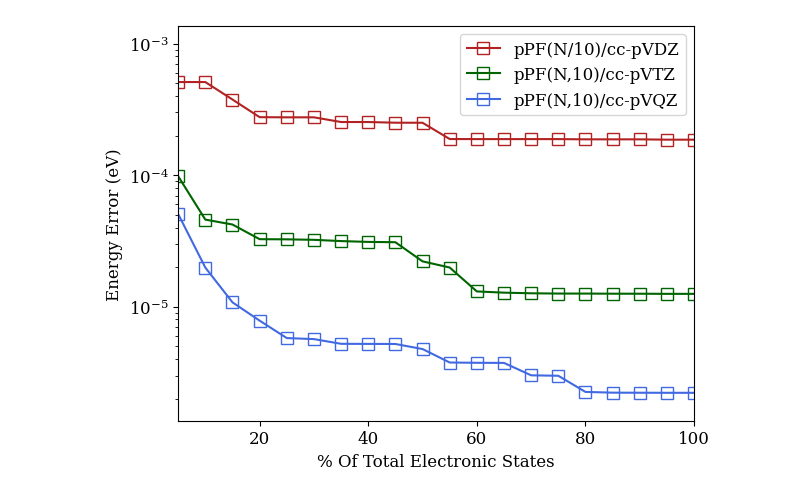
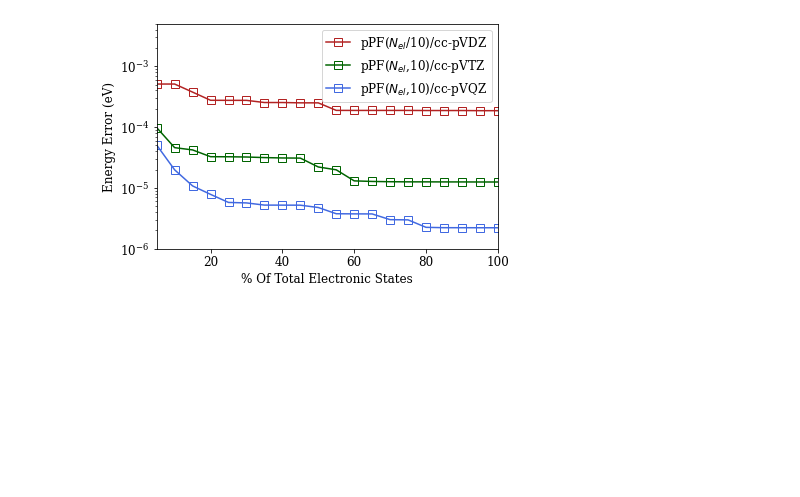
Before and after one commit to boss-bee/data_repository, a Jupyter notebook: json_scripts/HHep_CBS_Study.ipynb, the cells around one changed output. Cells and saved outputs as stored; diff of their text form; code cells hidden in the pictures; blank space fills up the shorter version.

```diff
--- a/json_scripts/HHep_CBS_Study.ipynb
+++ b/json_scripts/HHep_CBS_Study.ipynb
@@ -128,18 +128,18 @@ en_dz_2 = en_dz.reshape((20,7))
 en_tz_2 = en_tz.reshape((20,7))
 en_qz_2 = en_qz.reshape((20,7))
 # %%
-plt.plot(en_dz_2[:,0], (-en_dz_2[:,1]+dz_qedfci_eg) * 27.2114, color=COLOUR1, marker="s", ms="8", mfc="none", label="pPF(N/10)/cc-pVDZ")
-plt.plot(en_dz_2[:,0], (-en_tz_2[:,1]+tz_qedfci_eg) * 27.2114, color=COLOUR2, marker="s", ms="8", mfc="none", label="pPF(N,10)/cc-pVTZ")
-plt.plot(en_dz_2[:,0], (-en_qz_2[:,1]+qz_qedfci_eg) * 27.2114, color=COLOUR3, marker="s", ms="8", mfc="none", label="pPF(N,10)/cc-pVQZ")
+plt.plot(en_dz_2[:,0], (-en_dz_2[:,1]+dz_qedfci_eg) * 27.2114, color=COLOUR1, marker="s", ms="8", mfc="none", label="pPF($N_{el}$/10)/cc-pVDZ")
+plt.plot(en_dz_2[:,0], (-en_tz_2[:,1]+tz_qedfci_eg) * 27.2114, color=COLOUR2, marker="s", ms="8", mfc="none", label="pPF($N_{el}$,10)/cc-pVTZ")
+plt.plot(en_dz_2[:,0], (-en_qz_2[:,1]+qz_qedfci_eg) * 27.2114, color=COLOUR3, marker="s", ms="8", mfc="none", label="pPF($N_{el}$,10)/cc-pVQZ")
 plt.yscale("log")
 plt.xlabel("% Of Total Electronic States")
 plt.ylabel("Energy Error (eV)")
 plt.legend()
 plt.xlim(5, 100)
-plt.ylim(5e-8 * 27.2114, 5e-5 * 27.2114)
+plt.ylim(1e-6, 5e-3)
 #plt.grid()
 plt.tight_layout()
 plt.savefig("HHep_CBS_Error.png", dpi=250)
 plt.show()
 # %% [output]
-[figure, old version]
+[figure, new version]
```
Also changed, not shown: 2 other files.
